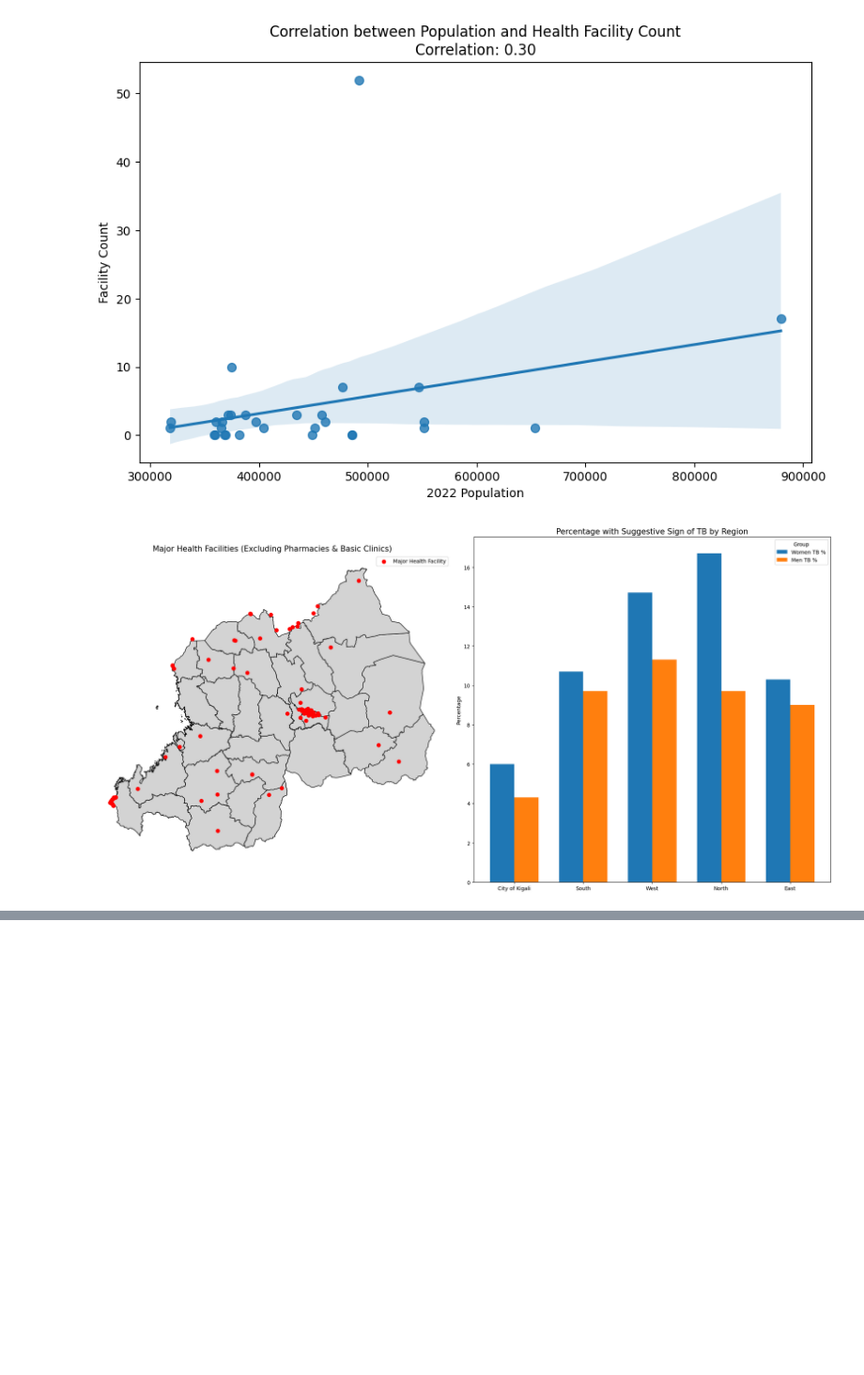
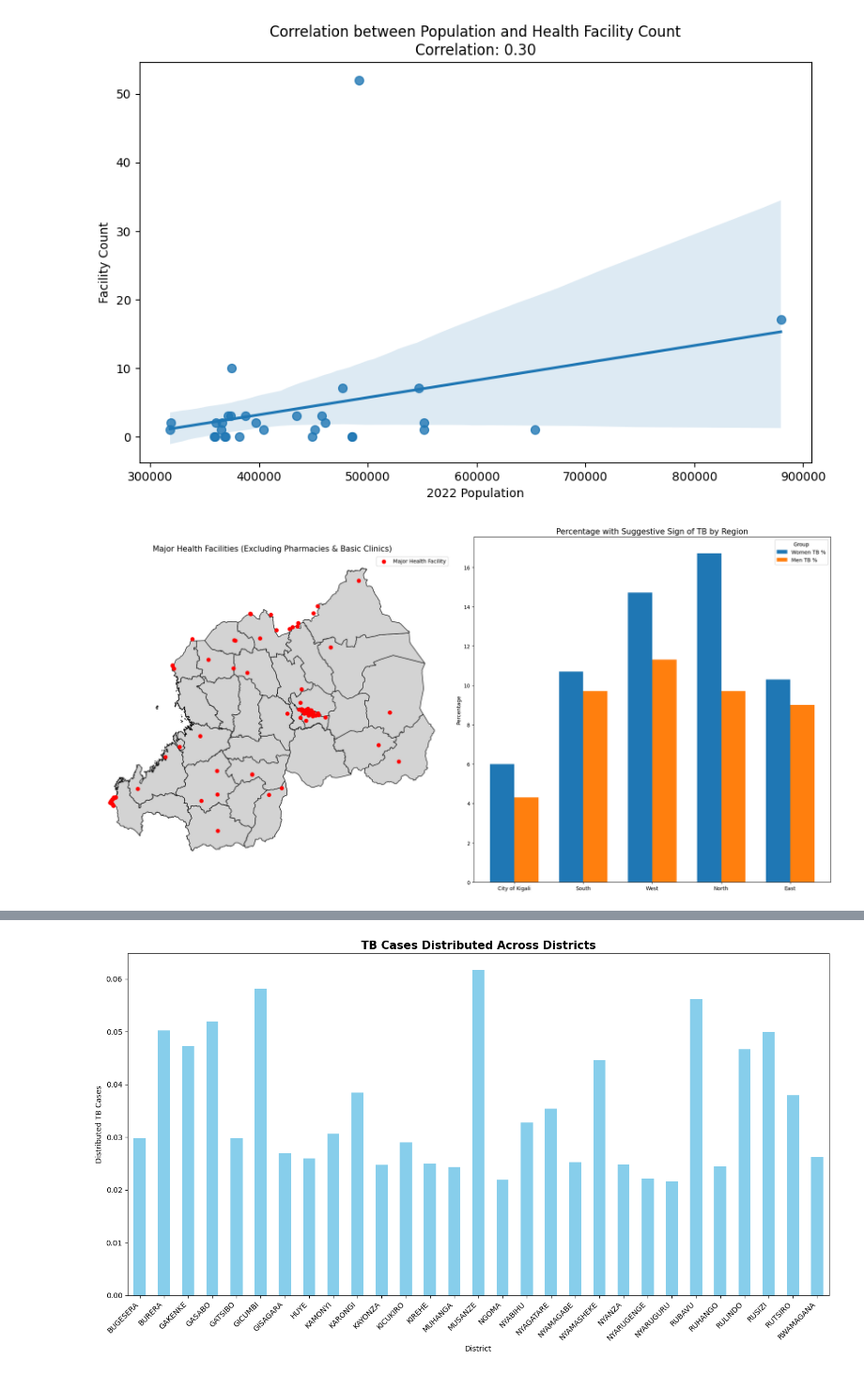
Before and after one commit to FonyaBrandone/MBDA_Research, a Jupyter notebook: dataAnalysis.ipynb, the cells around one changed output, grey strips where cells are left out. Shown at 94% size. Saved outputs shown, nothing was run; the diff lists cells and outputs as text; code cells hidden in the pictures; blank space fills up the shorter version.

```diff
--- a/dataAnalysis.ipynb
+++ b/dataAnalysis.ipynb
@@ -312,0 +281,73 @@ KeyError: 'Province'
+# %%
+
+population_df = pd.read_excel("population_distribution.xlsx", engine="openpyxl")
+population_df.columns = ['Province/City', 'District', '2002 Population', '2012 Population', '2022 Population']
+
+for col in ['2002 Population', '2012 Population', '2022 Population']:
+    population_df[col] = population_df[col].astype(str).str.replace(',', '').astype(int)
+
+population_df['Province/City'] = population_df['Province/City'].str.strip().str.upper()
+
+sectors = gpd.read_file("province_sector_shapefile/rwa_sector/Sector.shp")
+sectors['District'] = sectors['District'].str.strip().str.upper()
+sectors['Province'] = sectors['Province'].str.strip().str.upper()
+
+district_to_province_mapping = sectors[['District', 'Province']].drop_duplicates().set_index('District')['Province'].to_dict()
+
+population_df['Province'] = population_df['Province/City'].map(district_to_province_mapping)
+
+province_population = population_df.groupby('Province')['2022 Population'].sum().reset_index()
+province_population.rename(columns={'2022 Population': 'Province Population'}, inplace=True)
+
+population_df = population_df.merge(province_population, on='Province', how='left')
+
+tb = pd.read_excel("tuberculosis.xlsx")
+tb["Background characteristic"] = tb["Background characteristic"].str.strip().str.upper()
+
+province_mapping = {
+    'NORTH': 'NORTHERN PROVINCE',
+    'SOUTH': 'SOUTHERN PROVINCE',
+    'CITY OF KIGALI': 'KIGALI CITY',
+    'WEST': 'WESTERN PROVINCE',
+    'EAST': 'EASTERN PROVINCE'
+}
+tb['Background characteristic'] = tb['Background characteristic'].map(province_mapping)
+
+tb = tb[tb['Background characteristic'].notna()].copy()
+
+tb["Women Percentage with suggestive sign of tuberculosis"] = pd.to_numeric(
+    tb["Women Percentage with suggestive sign of tuberculosis"], errors='coerce')
+tb["Men Percentage with suggestive sign of tuberculosis"] = pd.to_numeric(
+    tb["Men Percentage with suggestive sign of tuberculosis"], errors='coerce')
+
+tb['Total TB Cases'] = (
+    tb['Women Percentage with suggestive sign of tuberculosis'] +
+    tb['Men Percentage with suggestive sign of tuberculosis']
+) / 100
+tb = tb.merge(province_population, left_on='Background characteristic', right_on='Province', how='left')
+
+merged_data = tb.merge(population_df, on='Province', how='left')
+
+merged_data['District TB Cases'] = (
+    merged_data['Total TB Cases'] * (merged_data['2022 Population'] / merged_data['Province Population_y'])
+)
+
+merged_data['TB Cases per 100,000'] = (merged_data['District TB Cases'] / merged_data['2022 Population']) * 100000
+
+summary_table = merged_data[['Province/City', 'Province', '2022 Population', 'District TB Cases', 'TB Cases per 100,000']].copy()
+
+summary_table['2022 Population'] = summary_table['2022 Population'].astype(int).apply(lambda x: f"{x:,}")
+summary_table['District TB Cases'] = summary_table['District TB Cases'].apply(lambda x: f"{x:,.2f}")
+summary_table['TB Cases per 100,000'] = summary_table['TB Cases per 100,000'].apply(lambda x: f"{x:,.2f}")
+
+print(summary_table)
+
+plt.figure(figsize=(14, 8))
+merged_data.groupby('Province/City')['District TB Cases'].sum().plot(kind='bar', color='skyblue')
+plt.title("TB Cases Distributed Across Districts", fontsize=15, weight='bold')
+plt.ylabel("Distributed TB Cases")
+plt.xlabel("District")
+plt.xticks(rotation=45, ha='right')
+plt.tight_layout()
+plt.show()
+# %% [output]
@@ -312,0 +371 @@ KeyError: 'Province'
+[figure, added]
```
Also changed, not shown: parts of 7 cells of this notebook.
